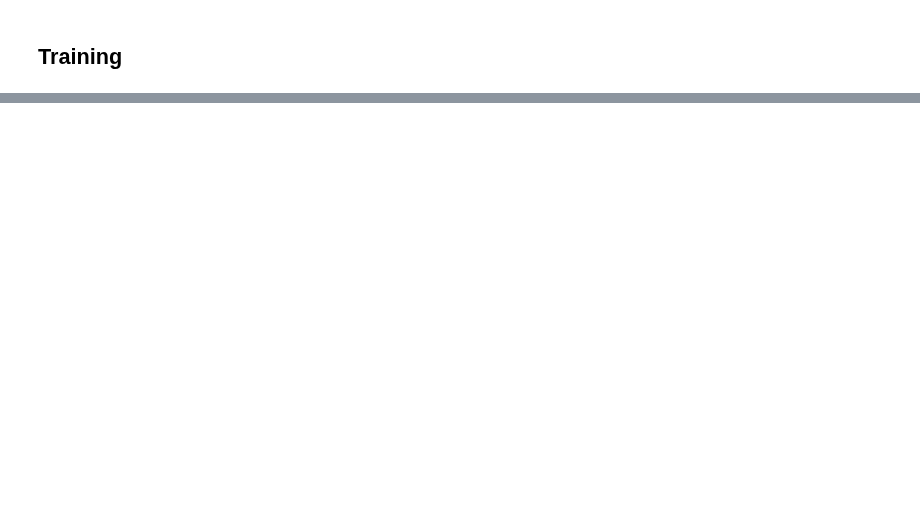
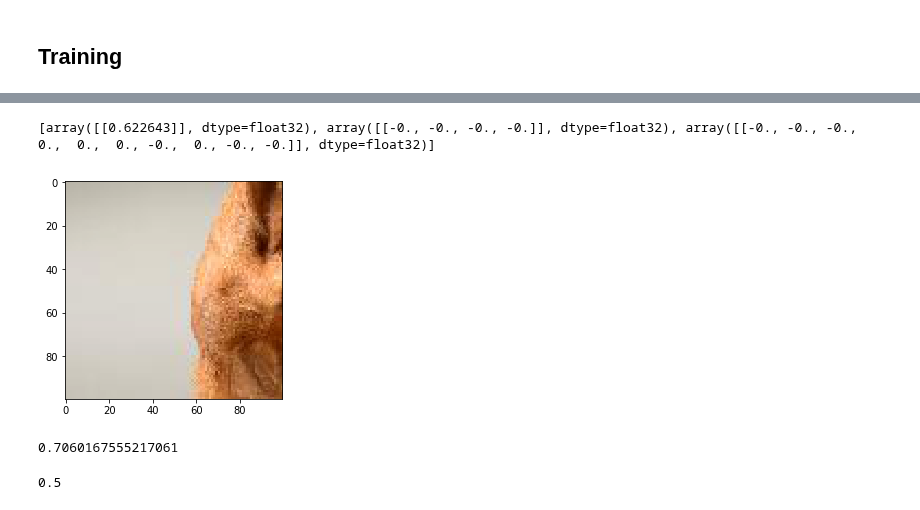
Before and after one commit to GuillaumeMougeot/DogFaceNet, a Jupyter notebook: landmarks/mtcnn.ipynb, the cells around one changed output, grey strips where cells are left out. Cells and saved outputs as stored; diff of their text form; code cells hidden in the pictures; blank space fills up the shorter version.

```diff
--- a/landmarks/mtcnn.ipynb
+++ b/landmarks/mtcnn.ipynb
@@ -139,0 +169,42 @@ Epoch 31/1000
+# %%
+test_image = sk.io.imread(PATH + 'resized/' + '0_neg_1.jpg')
+test_image = sk.transform.resize(test_image, IMAGE_SIZE)
+plt.imshow(test_image)
+test_beta = 0.0
+input_dict = {'input_image':np.array([test_image]),'input_beta':np.array([test_beta])}
+prediction = model.predict(input_dict)
+print(prediction)
+# %% [output]
+[array([[0.622643]], dtype=float32), array([[-0., -0., -0., -0.]], dtype=float32), array([[-0., -0., -0.,  0.,  0.,  0., -0.,  0., -0., -0.]], dtype=float32)]
+[figure, added]
+# %%
+# General accuracy
+input_dict = {'input_image':input_images,'input_beta':input_beta}
+prediction = model.predict(input_dict)
+classes = prediction[0]
+accuracy = 0
+for i in range(len(classes)):
+    if (classes[i] < 0.5 and input_beta[i]==0) or (classes[i] > 0.5 and input_beta[i]==1):
+        accuracy += 1
+print(accuracy/len(classes))
+# %% [output]
+0.7060167555217061
+# %%
+other_data = 'D:/PROGRAMMATION/Dataset/dogscats/dogscats/valid/dogs/'
+fnames = os.listdir(other_data)
+test_inputs = np.zeros((100,100,100,3))
+for i in range(100):
+    test_image = sk.io.imread(other_data + fnames[i])
+    test_image = sk.transform.resize(test_image, (100,100,3))
+    test_inputs[i] = test_image
+
+input_dict = {'input_image':test_inputs,'input_beta':np.ones(100)}
+prediction = model.predict(input_dict)
+classes = prediction[0]
+accuracy = 0
+for i in range(len(classes)):
+    if (classes[i] < 0.5 and input_beta[i]==0) or (classes[i] > 0.5 and input_beta[i]==1):
+        accuracy += 1
+print(accuracy/len(classes))
+# %% [output]
+0.5
```
Also changed, not shown: parts of 10 cells of this notebook, 5 other files.
